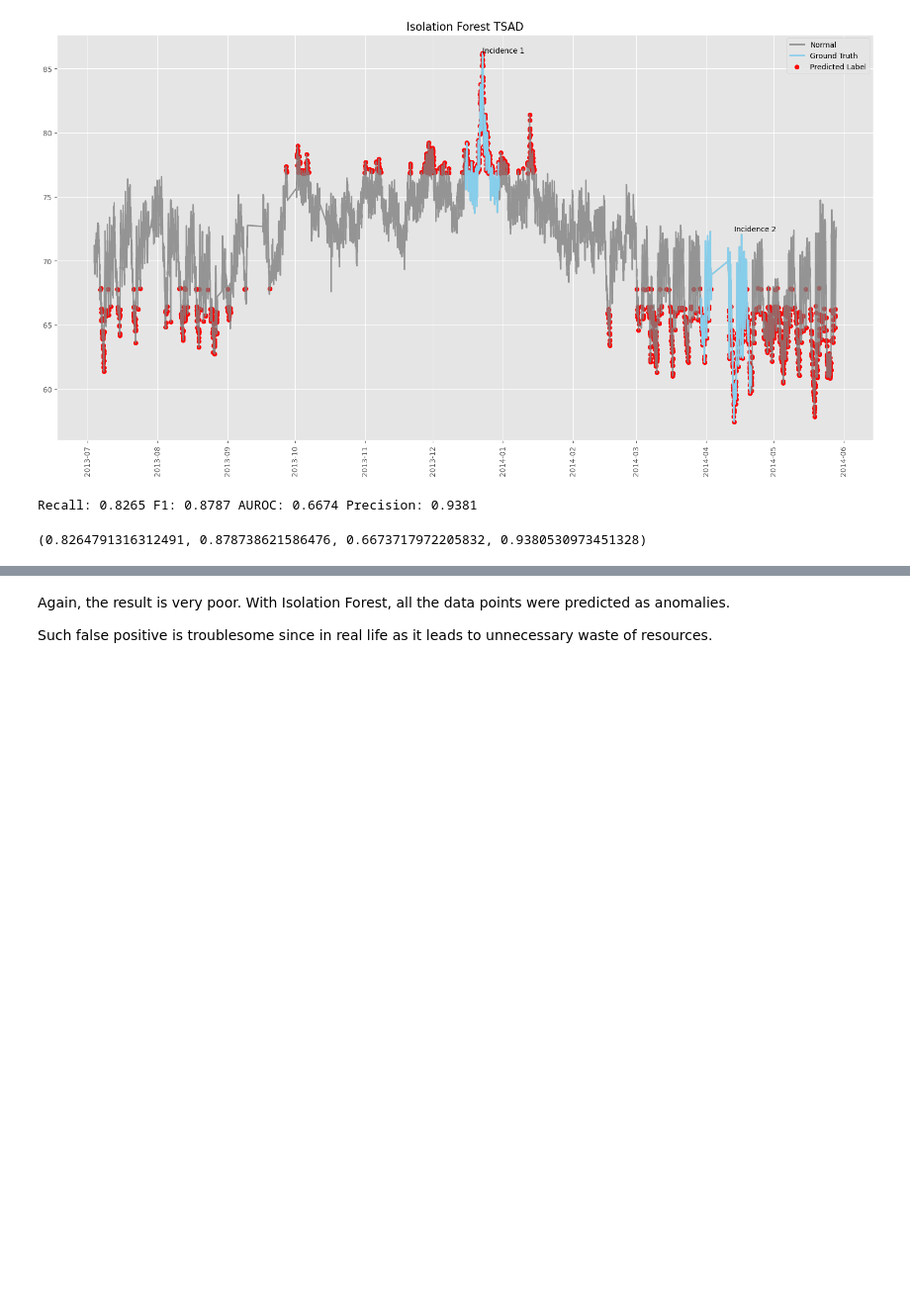
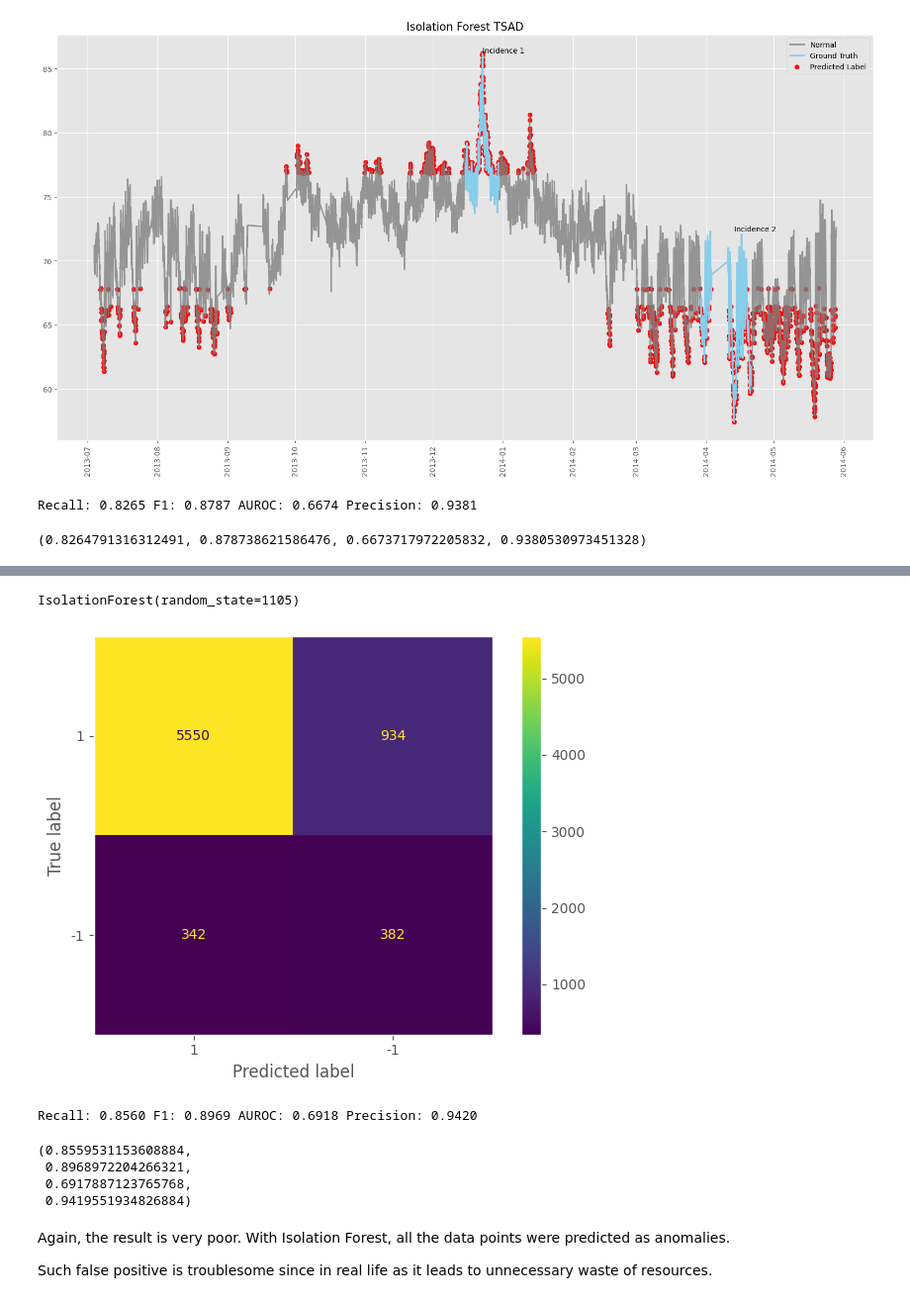
Before and after one commit to SeungHunHan11/Time-Implementations, a Jupyter notebook: machine learning based/TSAD_machine_learning.ipynb, the cells around one changed output, grey strips where cells are left out. Shown at 99% size. Drawn from its saved outputs; the diff is of its cells as text; code cells hidden in the pictures; blank space fills up the shorter version.

Commit message:
Add sliding window

```diff
--- a/machine learning based/TSAD_machine_learning.ipynb
+++ b/machine learning based/TSAD_machine_learning.ipynb
@@ -259,3 +265,49 @@ Recall: 0.8265 F1: 0.8787 AUROC: 0.6674 Precision: 0.9381
+# %%
+def roll(df: pd.DataFrame, window_size:int, step_size: int):
+
+    seq_len = (len(df)-window_size)//step_size +1
+
+    window_data = np.zeros((seq_len, window_size))
+    window_label = np.zeros((seq_len, ))
+
+    idx = 0
+    seq_idx = 0
+
+    while(idx < df['value'].values.shape[0] - window_size + 1):
+        window_data[seq_idx] = df['value'].values[idx:idx+window_size]
+        window_label[seq_idx] = -1 if df['anomaly'][idx:idx+window_size].sum().item() < 0 else 1
+        idx += step_size
+        seq_idx +=1
+
+    return window_data, window_label
+
+window_data, window_label = roll(df, 60, 1)
+# %%
+iso_forest = IsolationForest(random_state=1105)
+
+iso_forest.fit(window_data.mean(axis=1).reshape(-1,1))
+# %% [output]
+IsolationForest(random_state=1105)
+# %%
+preds_iso = iso_forest.predict(window_data.mean(axis=1).reshape(-1,1))
+
+cm = confusion_matrix(window_label, preds_iso, labels=[1, -1])
+
+disp_cm = ConfusionMatrixDisplay(cm, display_labels=[1, -1])
+
+disp_cm.plot();
+plt.grid(False)
+plt.tight_layout()
+# %% [output]
+[figure, added]
+# %%
+return_metrics(window_label, preds_iso)
+# %% [output]
+Recall: 0.8560 F1: 0.8969 AUROC: 0.6918 Precision: 0.9420
+(0.8559531153608884,
+ 0.8968972204266321,
+ 0.6917887123765768,
+ 0.9419551934826884)
 # %% [markdown]
 Again, the result is very poor. With Isolation Forest, all the data points were predicted as anomalies.
 
```
Also changed, not shown: parts of 3 cells of this notebook.
